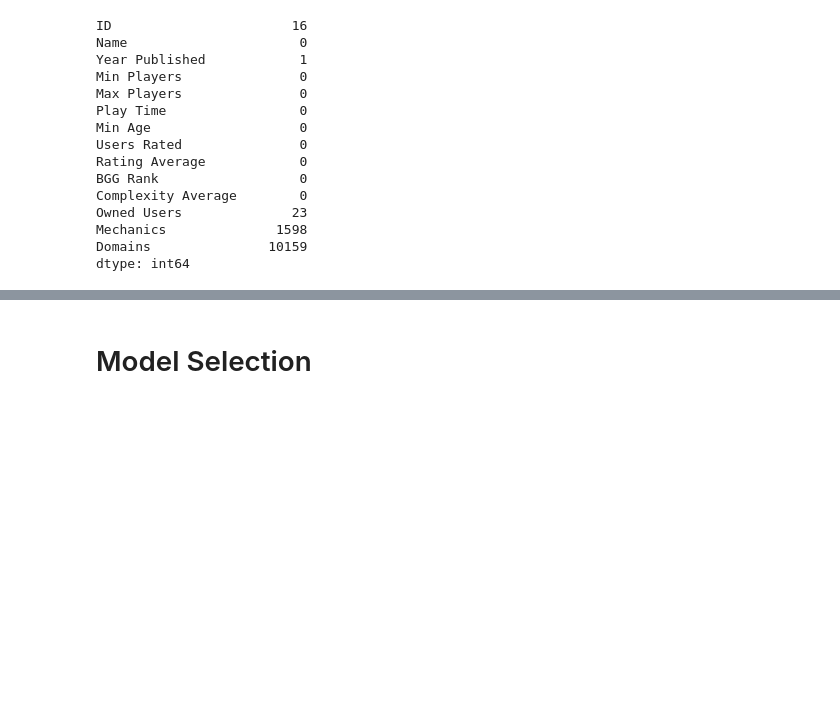
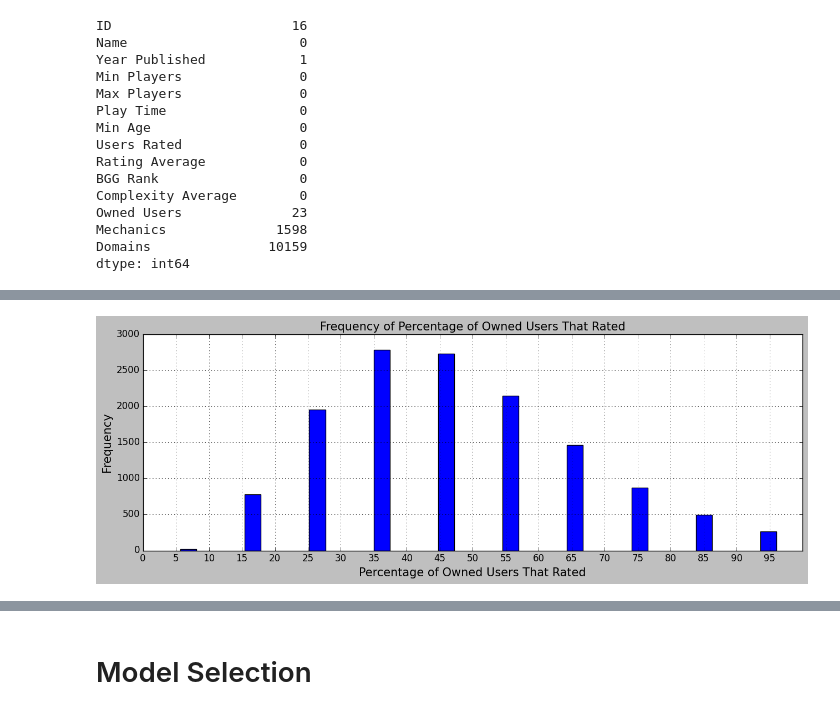
Before and after one commit to AlexanderAdel/dopp-board-games, a Jupyter notebook: jupyter-notebook.ipynb, the cells around one changed output, grey strips where cells are left out. Saved outputs shown, nothing was run; the diff lists cells and outputs as text; code cells hidden in the pictures; blank space fills up the shorter version.

```diff
--- a/jupyter-notebook.ipynb
+++ b/jupyter-notebook.ipynb
@@ -179,0 +287,20 @@ None
+# %%
+# Let's see the Percentage of Owned Users That Rated?
+owned_p_rated = df['Owned% Rated'].value_counts().sort_index()
+
+# Create a bar plot
+fig, ax = plt.subplots(figsize=(13, 5))
+plt.hist(x=owned_p_rated.index,
+         bins=10,
+         rwidth=0.25,
+)
+
+# Plot Customization
+plt.xticks(np.arange(0 ,100, 5))
+plt.ylabel('Frequency')
+plt.xlabel('Percentage of Owned Users That Rated')
+plt.title('Frequency of Percentage of Owned Users That Rated')
+plt.grid();plt.tight_layout()
+plt.show()
+# %% [output]
+[figure, added]
```
Also changed, not shown: parts of 79 cells of this notebook, 12 other files.
